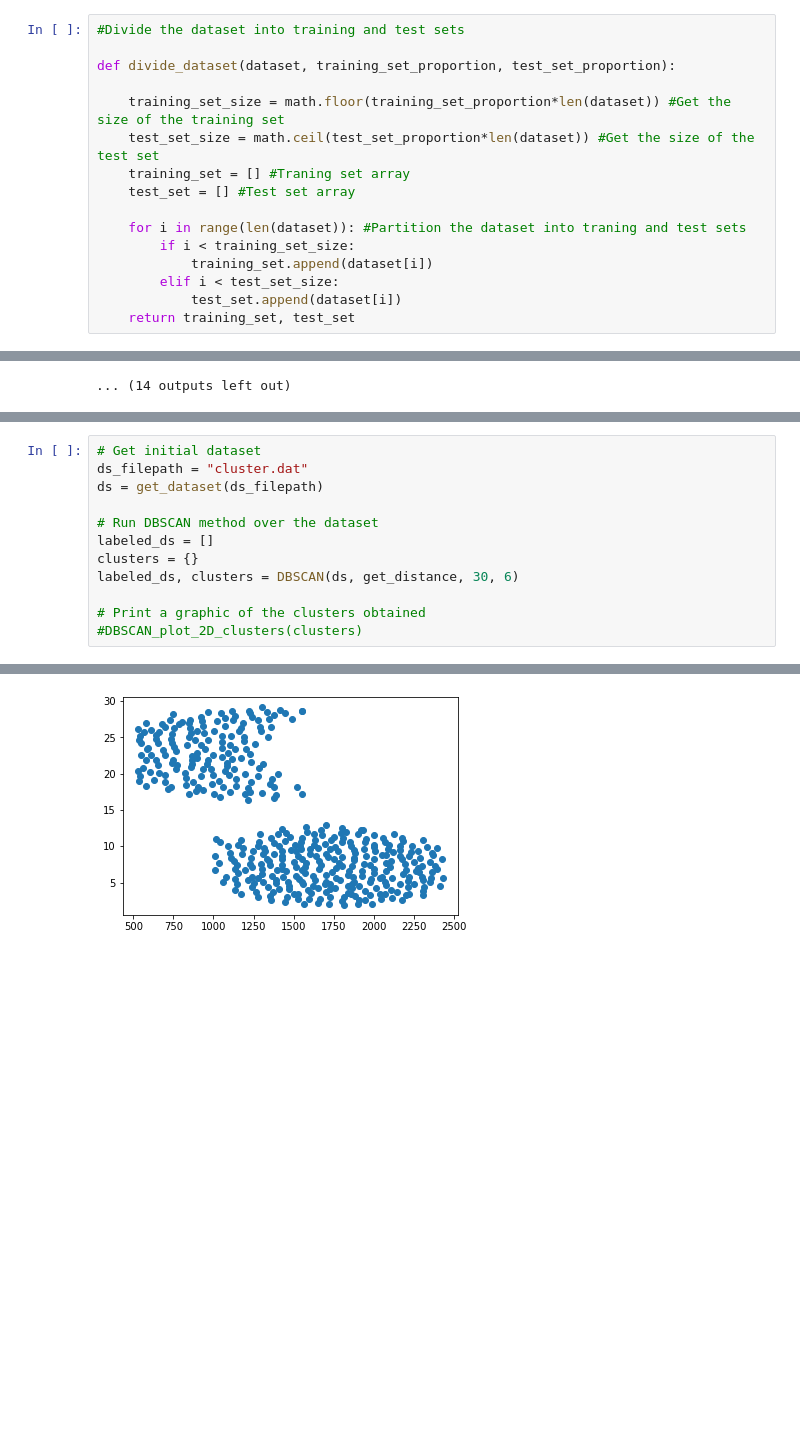
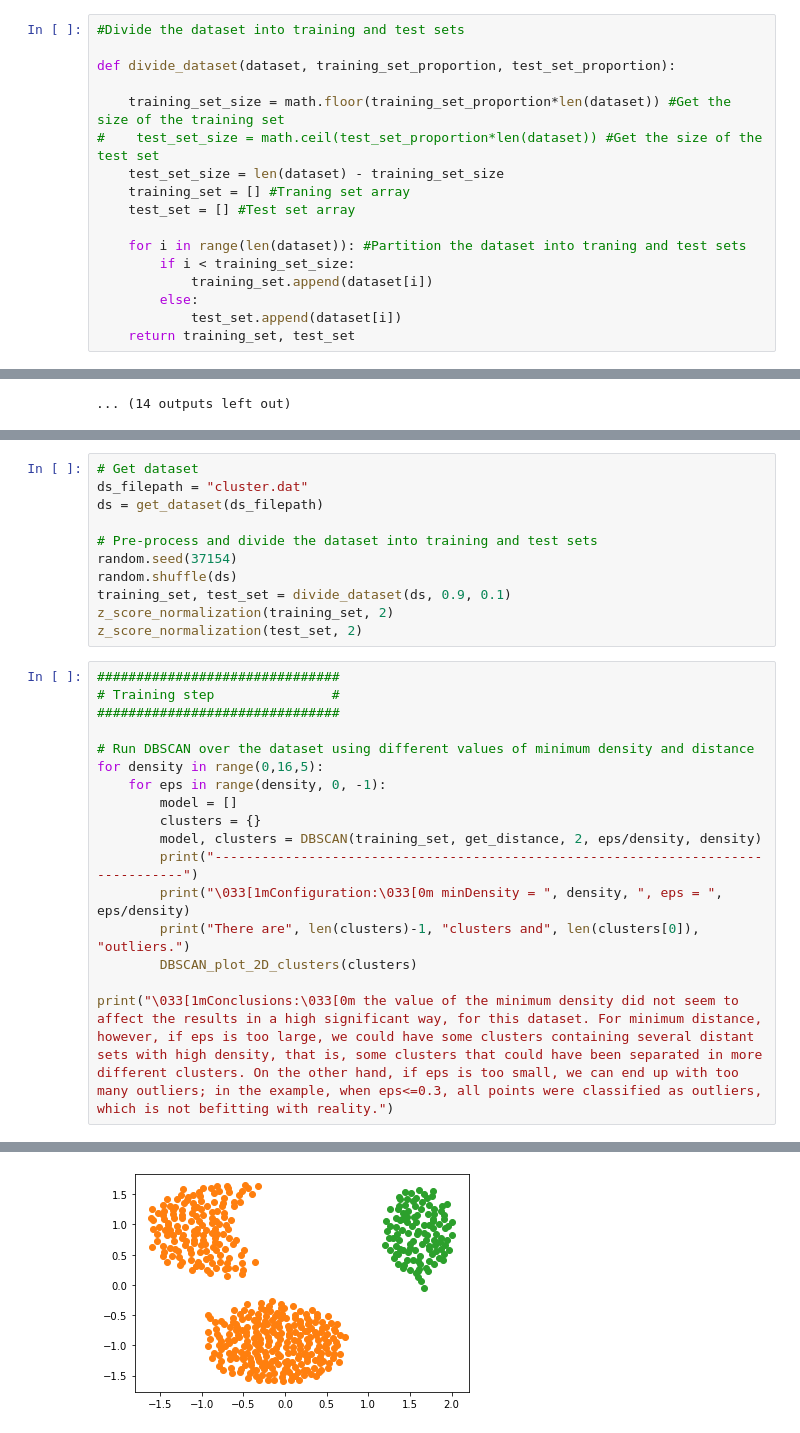
Before and after one commit to fcpereira97/MO444, a Jupyter notebook: Projeto 1/Projeto 1 - Notebook.ipynb, the cells around one changed output, grey strips where cells are left out. Drawn from its saved outputs; the diff is of its cells as text; blank space fills up the shorter version.

Commit message:
Atualizacoes no DBSCAN

```diff
--- a/Projeto 1/Projeto 1 - Notebook.ipynb
+++ b/Projeto 1/Projeto 1 - Notebook.ipynb
@@ -72,14 +84,15 @@ def get_dataset(filename):
 def divide_dataset(dataset, training_set_proportion, test_set_proportion):
 
     training_set_size = math.floor(training_set_proportion*len(dataset)) #Get the size of the training set
-    test_set_size = math.ceil(test_set_proportion*len(dataset)) #Get the size of the test set
+#    test_set_size = math.ceil(test_set_proportion*len(dataset)) #Get the size of the test set
+    test_set_size = len(dataset) - training_set_size
     training_set = [] #Traning set array
     test_set = [] #Test set array
 
     for i in range(len(dataset)): #Partition the dataset into traning and test sets
         if i < training_set_size:
             training_set.append(dataset[i])
-        elif i < test_set_size:
+        else:
             test_set.append(dataset[i])
     return training_set, test_set
 # %%
@@ -263,13 +325,29 @@ def DBSCAN(dataset, dist_func, eps, minDensity):
+# %%
+# Get dataset
+ds_filepath = "cluster.dat"
+ds = get_dataset(ds_filepath)
+
+# Pre-process and divide the dataset into training and test sets
+random.seed(37154)
+random.shuffle(ds)
+training_set, test_set = divide_dataset(ds, 0.9, 0.1)
+z_score_normalization(training_set, 2)
+z_score_normalization(test_set, 2)
 # %%
-# Get initial dataset
-ds_filepath = "cluster.dat"
-ds = get_dataset(ds_filepath)
+###############################
+# Training step               #
+###############################
 
-# Run DBSCAN method over the dataset
-labeled_ds = []
-clusters = {}
-labeled_ds, clusters = DBSCAN(ds, get_distance, 30, 6)
+# Run DBSCAN over the dataset using different values of minimum density and distance
+for density in range(0,16,5):
+    for eps in range(density, 0, -1):
+        model = []
+        clusters = {}
+        model, clusters = DBSCAN(training_set, get_distance, 2, eps/density, density)
+        print("---------------------------------------------------------------------------------")
+        print("\033[1mConfiguration:\033[0m minDensity = ", density, ", eps = ", eps/density)
+        print("There are", len(clusters)-1, "clusters and", len(clusters[0]), "outliers.")
+        DBSCAN_plot_2D_clusters(clusters)
 
-# Print a graphic of the clusters obtained
-#DBSCAN_plot_2D_clusters(clusters)
+print("\033[1mConclusions:\033[0m the value of the minimum density did not seem to affect the results in a high significant way, for this dataset. For minimum distance, however, if eps is too large, we could have some clusters containing several distant sets with high density, that is, some clusters that could have been separated in more different clusters. On the other hand, if eps is too small, we can end up with too many outliers; in the example, when eps<=0.3, all points were classified as outliers, which is not befitting with reality.")
 # %% [output]
@@ -277 +357 @@ cluster:  1
-[figure, old version]
+[figure, new version]
```
Also changed, not shown: parts of 15 cells of this notebook, 2 other files.
